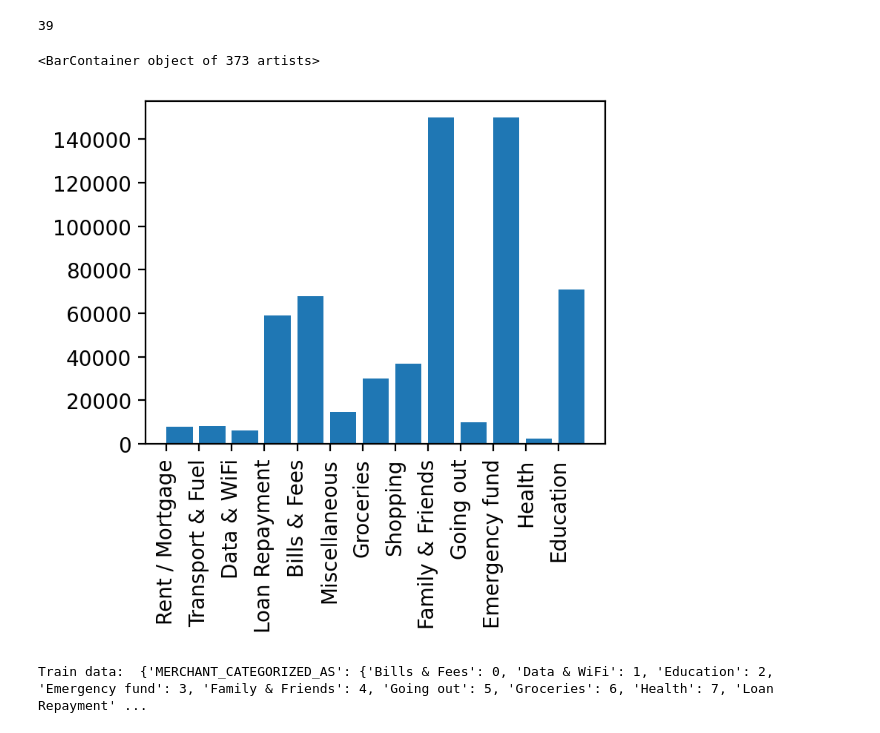
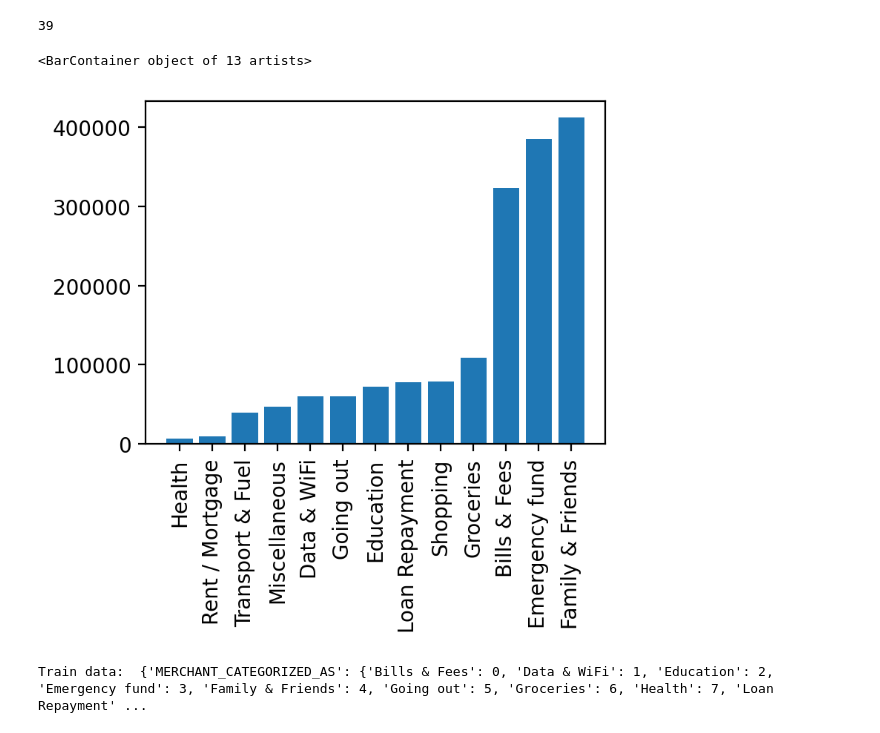
Before and after one commit to The-DigitalAcademy/Zweli-alvin_classification_challenge, a Jupyter notebook: purchase_analysis.ipynb, the cells around one changed output. Drawn from its saved outputs; the diff is of its cells as text; code cells hidden in the pictures.

```diff
--- a/purchase_analysis.ipynb
+++ b/purchase_analysis.ipynb
@@ -36,13 +38,15 @@ d.USER_ID.nunique()
 # %% [output]
 39
 # %%
+data = pd.pivot_table(train, values='PURCHASE_VALUE', index='MERCHANT_CATEGORIZED_AS', aggfunc='sum').reset_index(False)
+data = data.sort_values('PURCHASE_VALUE')
 # Bar graph of the purchase_value vs the target
 plt.figure(dpi=200, figsize=(4,3))
 plt.xticks(rotation=90)
-plt.bar(data=train, x='MERCHANT_CATEGORIZED_AS', height='PURCHASE_VALUE')
+plt.bar(data=data, x='MERCHANT_CATEGORIZED_AS', height='PURCHASE_VALUE')
 # %% [output]
-<BarContainer object of 373 artists>
+<BarContainer object of 13 artists>
-[figure, old version]
+[figure, new version]
 # %%
 labels_train = train['MERCHANT_CATEGORIZED_AS'].astype('category').cat.categories.tolist()
 replace_map_train = {'MERCHANT_CATEGORIZED_AS' : {k: v for k,v in zip(labels_train,list(range(0,len(labels_train)+1)))}}
```
Also changed, not shown: parts of 16 cells of this notebook.
